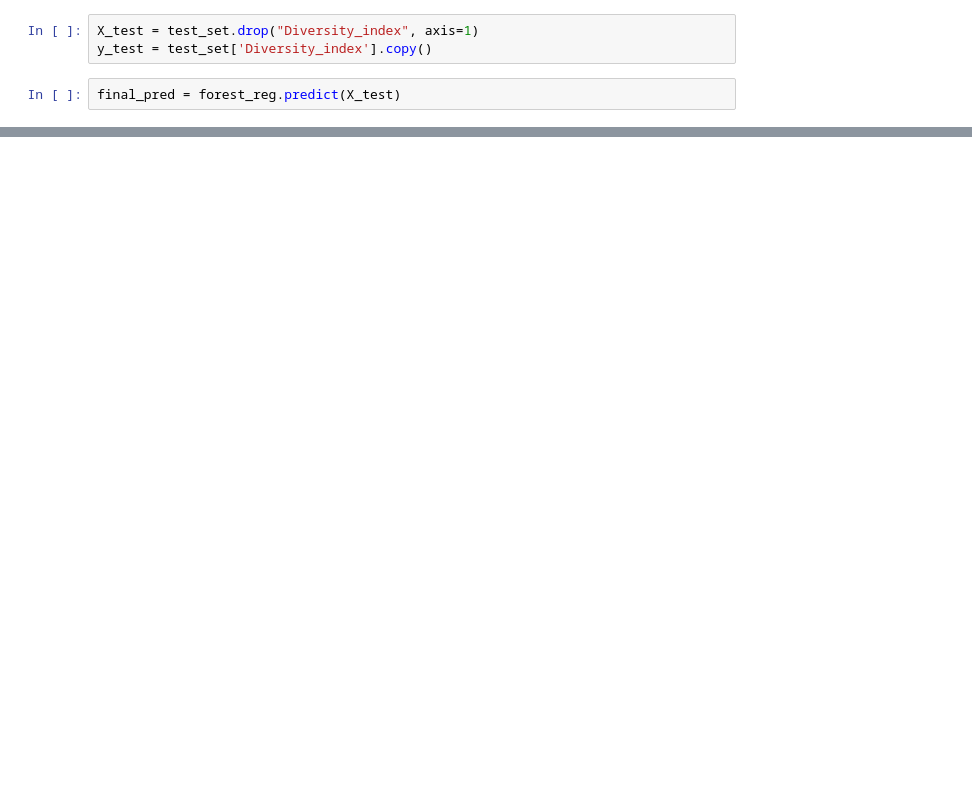
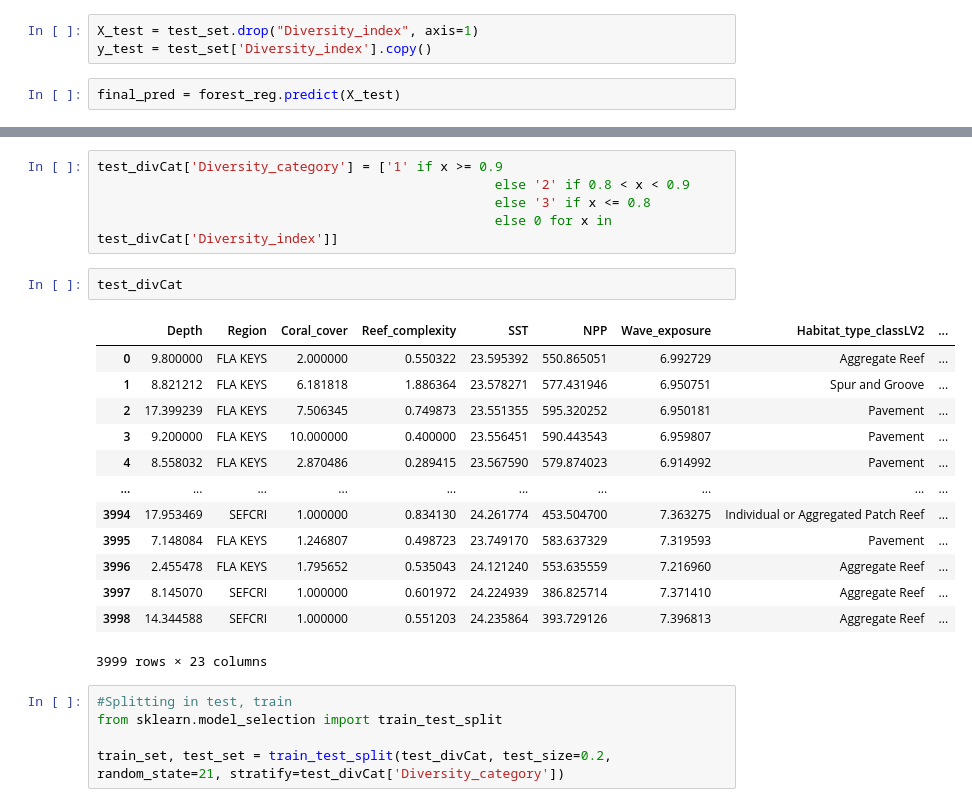
Before and after one commit to susmitha-ann/CoralReefFishSpeciesAssessment, a Jupyter notebook: ML_originaldata_createdfeat.ipynb, the cells around one changed output, grey strips where cells are left out. Drawn from its saved outputs; the diff is of its cells as text; blank space fills up the shorter version.

Commit message:
try different models, regression max perfo 0.41 with classification overfitting...

```diff
--- a/ML_originaldata_createdfeat.ipynb
+++ b/ML_originaldata_createdfeat.ipynb
@@ -1242,0 +1102,26 @@ Try to fine tune the model and try a gradient boosting model
+# %%
+test_divCat['Diversity_category'] = ['1' if x >= 0.9
+                                                   else '2' if 0.8 < x < 0.9
+                                                   else '3' if x <= 0.8
+                                                   else 0 for x in test_divCat['Diversity_index']]
+# %%
+test_divCat
+# %% [output]
+|  | Depth | Region | Coral_cover | Reef_complexity | SST | NPP | Wave_exposure | Habitat_type_classLV2 | ... |
+| 0 | 9.800000 | FLA KEYS | 2.000000 | 0.550322 | 23.595392 | 550.865051 | 6.992729 | Aggregate Reef | ... |
+| 1 | 8.821212 | FLA KEYS | 6.181818 | 1.886364 | 23.578271 | 577.431946 | 6.950751 | Spur and Groove | ... |
+| 2 | 17.399239 | FLA KEYS | 7.506345 | 0.749873 | 23.551355 | 595.320252 | 6.950181 | Pavement | ... |
+| 3 | 9.200000 | FLA KEYS | 10.000000 | 0.400000 | 23.556451 | 590.443543 | 6.959807 | Pavement | ... |
+| 4 | 8.558032 | FLA KEYS | 2.870486 | 0.289415 | 23.567590 | 579.874023 | 6.914992 | Pavement | ... |
+| ... | ... | ... | ... | ... | ... | ... | ... | ... | ... |
+| 3994 | 17.953469 | SEFCRI | 1.000000 | 0.834130 | 24.261774 | 453.504700 | 7.363275 | Individual or Aggregated Patch Reef | ... |
+| 3995 | 7.148084 | FLA KEYS | 1.246807 | 0.498723 | 23.749170 | 583.637329 | 7.319593 | Pavement | ... |
+| 3996 | 2.455478 | FLA KEYS | 1.795652 | 0.535043 | 24.121240 | 553.635559 | 7.216960 | Aggregate Reef | ... |
+| 3997 | 8.145070 | SEFCRI | 1.000000 | 0.601972 | 24.224939 | 386.825714 | 7.371410 | Aggregate Reef | ... |
+| 3998 | 14.344588 | SEFCRI | 1.000000 | 0.551203 | 24.235864 | 393.729126 | 7.396813 | Aggregate Reef | ... |
+3999 rows × 23 columns
+# %%
+#Splitting in test, train
+from sklearn.model_selection import train_test_split
+
+train_set, test_set = train_test_split(test_divCat, test_size=0.2, random_state=21, stratify=test_divCat['Diversity_category'])
```
Also changed, not shown: parts of 118 cells of this notebook.
